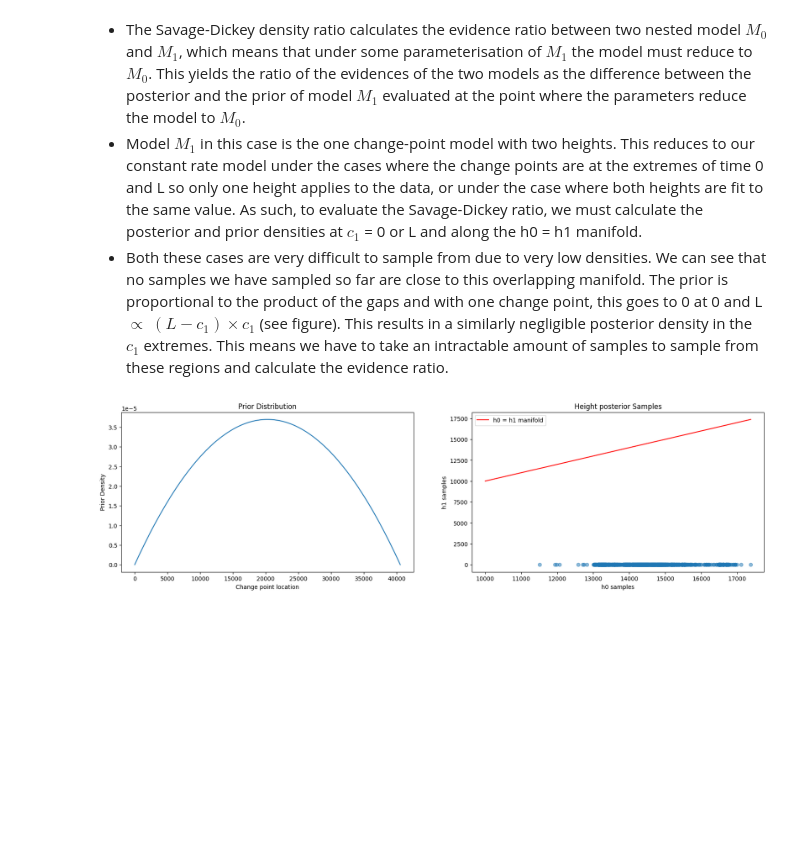
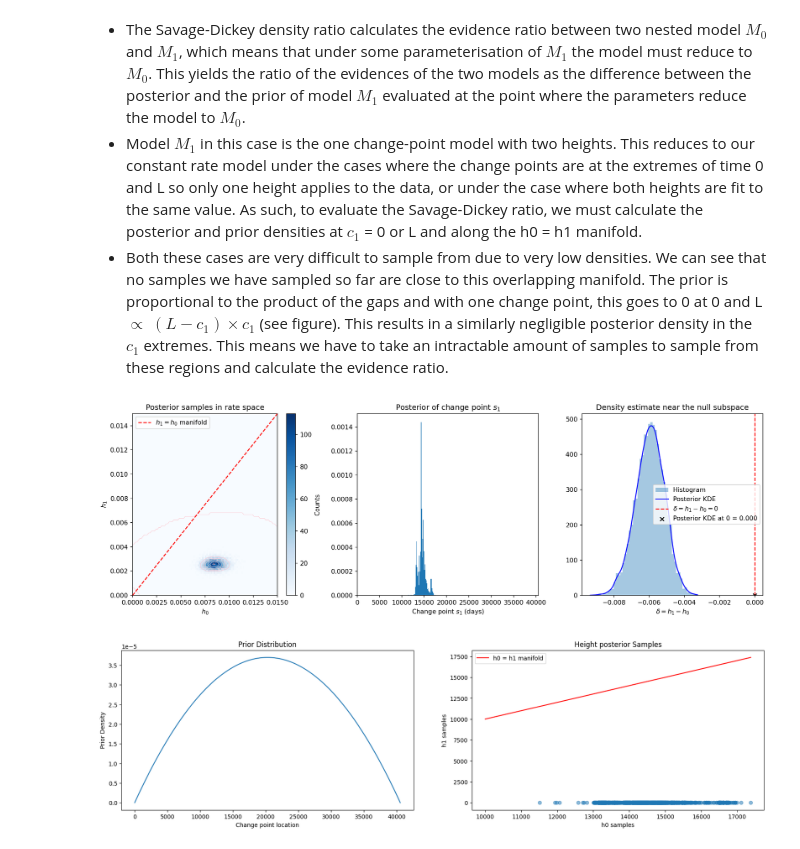
Before and after one commit to JoeyWee1/S2_Coal_Mining_Bayesian_Stats, a Jupyter notebook: S2CW.ipynb, the cells around one changed output. Drawn from its saved outputs; the diff is of its cells as text; code cells hidden in the pictures; blank space fills up the shorter version.

Commit message:
savage dickey moved

```diff
--- a/S2CW.ipynb
+++ b/S2CW.ipynb
@@ -255,6 +216,12 @@ Geweke statistics for the parameters: -0.021179896047072558
 - The Savage-Dickey density ratio calculates the evidence ratio between two nested model $M_0$ and $M_1$, which means that under some parameterisation of $M_1$ the model must reduce to $M_0$. This yields the ratio of the evidences of the two models as the difference between the posterior and the prior of model $M_1$ evaluated at the point where the parameters reduce the model to $M_0$.
 - Model $M_1$ in this case is the one change-point model with two heights. This reduces to our constant rate model under the cases where the change points are at the extremes of time 0 and L so only one height applies to the data, or under the case where both heights are fit to the same value. As such, to evaluate the Savage-Dickey ratio, we must calculate the posterior and prior densities at $c_1$ = 0 or L and along the h0 = h1 manifold.
 - Both these cases are very difficult to sample from due to very low densities. We can see that no samples we have sampled so far are close to this overlapping manifold. The prior is proportional to the product of the gaps and with one change point, this goes to 0 at 0 and L $\propto$ $(L-c_1)\times c_1$ (see figure). This results in a similarly negligible posterior density in the $c_1$ extremes. This means we have to take an intractable amount of samples to sample from these regions and calculate the evidence ratio.
+# %%
+samples.shape
+from helpers.q4 import savage_dickey
+savage_dickey(samples)
+# %% [output]
+[figure, added]
 # %%
 from scipy.special import betaln
 # The prior
```
Also changed, not shown: parts of 6 cells of this notebook, 1 other file.
